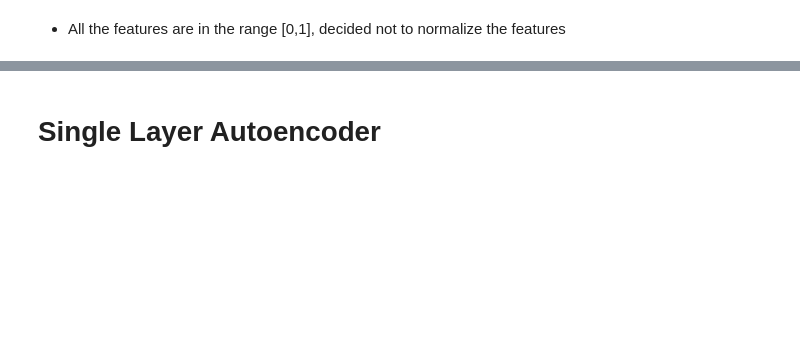
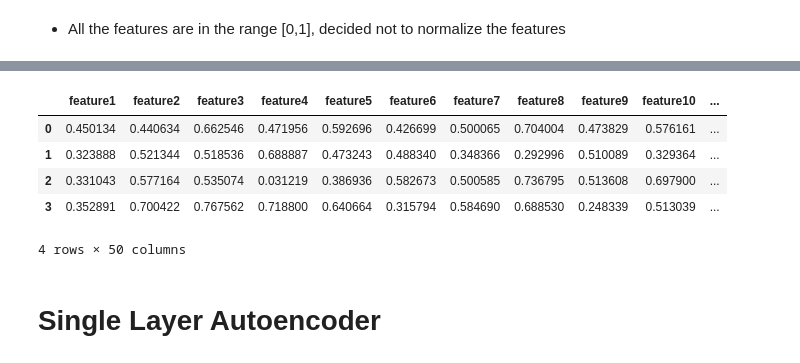
Before and after one commit to drah-kah-ris/auto_encoders, a Jupyter notebook: tf_autoencoders.ipynb, the cells around one changed output, grey strips where cells are left out. Saved outputs shown, nothing was run; the diff lists cells and outputs as text; code cells hidden in the pictures; blank space fills up the shorter version.

```diff
--- a/tf_autoencoders.ipynb
+++ b/tf_autoencoders.ipynb
@@ -78,3 +80,12 @@ PCA Reconstruction loss( randomized ) :  0.004497210
+# %%
+train_data[0:4]
+# %% [output]
+|  | feature1 | feature2 | feature3 | feature4 | feature5 | feature6 | feature7 | feature8 | feature9 | feature10 | ... |
+| 0 | 0.450134 | 0.440634 | 0.662546 | 0.471956 | 0.592696 | 0.426699 | 0.500065 | 0.704004 | 0.473829 | 0.576161 | ... |
+| 1 | 0.323888 | 0.521344 | 0.518536 | 0.688887 | 0.473243 | 0.488340 | 0.348366 | 0.292996 | 0.510089 | 0.329364 | ... |
+| 2 | 0.331043 | 0.577164 | 0.535074 | 0.031219 | 0.386936 | 0.582673 | 0.500585 | 0.736795 | 0.513608 | 0.697900 | ... |
+| 3 | 0.352891 | 0.700422 | 0.767562 | 0.718800 | 0.640664 | 0.315794 | 0.584690 | 0.688530 | 0.248339 | 0.513039 | ... |
+4 rows × 50 columns
 # %% [markdown]
 # Single Layer Autoencoder
 # %% [markdown]
```
Also changed, not shown: parts of 42 cells of this notebook.
